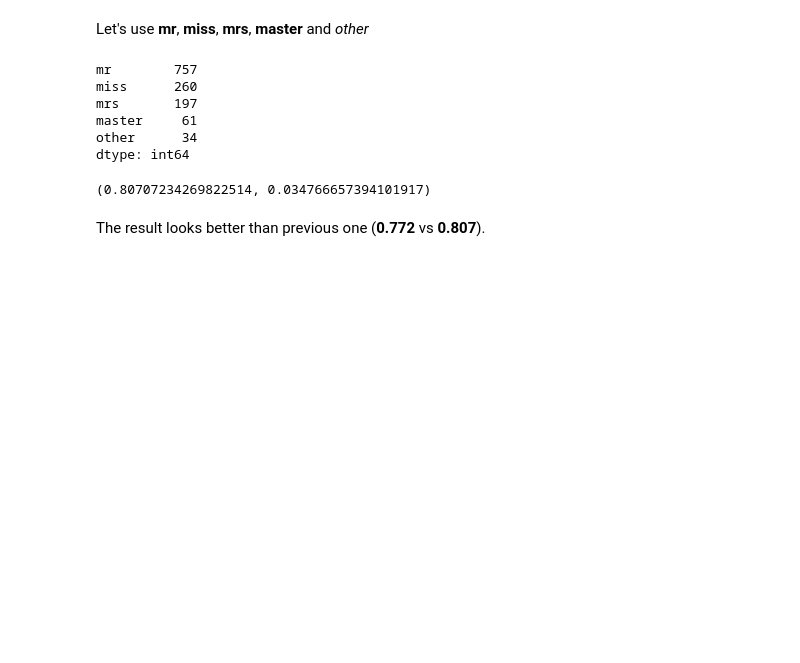
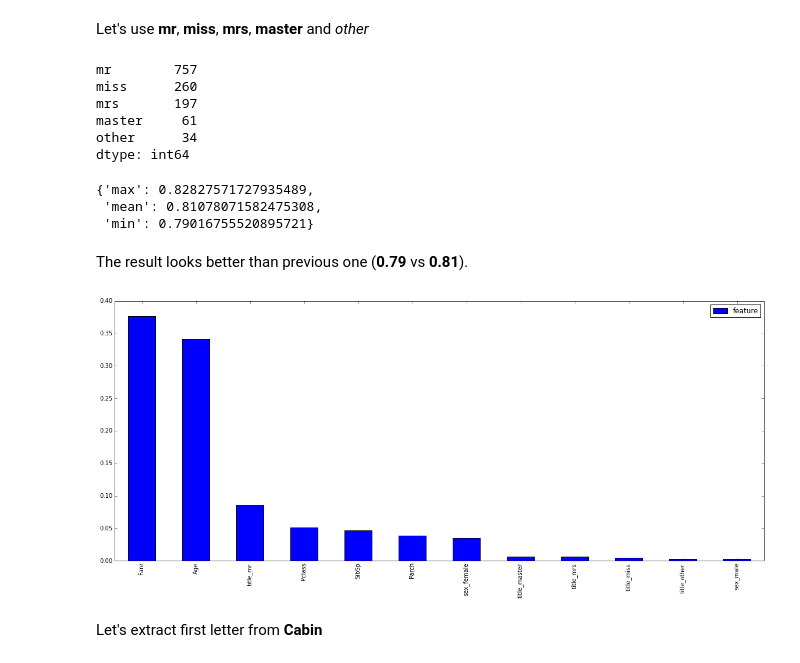
Before and after one commit to dataworkshop/titanic, a Jupyter notebook: vladimir/src/Titanic.ipynb, the cells around one changed output. Drawn from its saved outputs; the diff is of its cells as text; code cells hidden in the pictures; blank space fills up the shorter version.

Commit message:
add few other features - ticket_index, diff_fare_*

```diff
--- a/vladimir/src/Titanic.ipynb
+++ b/vladimir/src/Titanic.ipynb
@@ -56,7 +57,7 @@ That nobody will survived.
 # %%
 def select_features(df):
     non_obj_feats = df.columns[ df.dtypes != 'object' ]
-    black_list = ['is_test']
+    black_list = ['PassengerId', 'is_test', 'Survived']
 
     return [feat for feat in non_obj_feats if feat not in black_list ]
 
@@ -68,7 +69,7 @@ def get_X_y(df):
 
     return X, y
 
-def check_quality(model, X, y, n_folds=5, random_state=0, shuffle=False):
+def check_quality(model, X, y, n_folds=5, random_state=0, shuffle=True):
     skf = StratifiedKFold(y, n_folds=n_folds, random_state=random_state, shuffle=shuffle)
     scores = []
 
@@ -87,6 +88,23 @@ def check_quality(model, X, y, n_folds=5, random_state=0, shuffle=False):
 def train_and_verify(df, model):
     X, y = get_X_y( df[ df.is_test == False ] )
     return check_quality(model, X, y)
+
+def iteration_modeling(all_df, model = RandomForestClassifier(), iterations=300):
+    res = [train_and_verify(all_df, model)[0] for x in range(iterations)]
+    return {'min': np.min(res), 'mean': np.mean(res), 'max': np.max(res) }
+
+def get_importance_features(data, model, limit):
+    X,y = get_X_y(data)
+    cols = select_features(data)
+
+    model.fit(X, y)
+    feats = pd.DataFrame(model.feature_importances_, index=data[cols].columns)
+    feats = feats.sort([0], ascending=False) [:limit]
+    return feats.rename(columns={0:'feature'})
+
+def draw_importance_features(data, model=RandomForestClassifier(), limit=30):
+    feats = get_importance_features(data, model, limit)
+    feats.plot(kind='bar', figsize=(20, 8))
 # %%
 class SingleVariableModel(BaseEstimator, ClassifierMixin):
     def __init__(self, seed=1):
@@ -117,5 +135,3 @@ train_and_verify(all_df, SingleVariableModel())
 There're several methods how to manage missing values, let's fill out -1.
 # %%
 all_df.fillna(-1, inplace=True)
-# %%
-train_and_verify(all_df, RandomForestClassifier())
@@ -128,5 +148,3 @@ Let's improve it... by using those features `['Cabin', 'Embarked', 'Name', 'Sex'
 if 'sex_male' not in all_df:
     one_hot = pd.get_dummies( all_df.Sex, prefix='sex')
     all_df = pd.concat( [all_df, one_hot], axis=1 )
-# %%
-train_and_verify(all_df, RandomForestClassifier())
@@ -189,9 +211,17 @@ dtype: int64
 if 'title_master' not in all_df:
     one_hot = pd.get_dummies(all_df['prefix_name_'], prefix='title')
     all_df = pd.concat( [all_df, one_hot], axis=1 )
-# %%
-train_and_verify(all_df, RandomForestClassifier())
-# %% [output]
-(0.80707234269822514, 0.034766657394101917)
+# %%
+iteration_modeling(all_df)
+# %% [output]
+{'max': 0.82827571727935489,
+ 'mean': 0.81078071582475308,
+ 'min': 0.79016755520895721}
 # %% [markdown]
-The result looks better than previous one (**0.772** vs **0.807**).
+The result looks better than previous one (**0.79** vs **0.81**).
+# %%
+draw_importance_features(all_df)
+# %% [output]
+[figure, added]
+# %% [markdown]
+Let's extract first letter from **Cabin**
```
Also changed, not shown: parts of 33 cells of this notebook.
